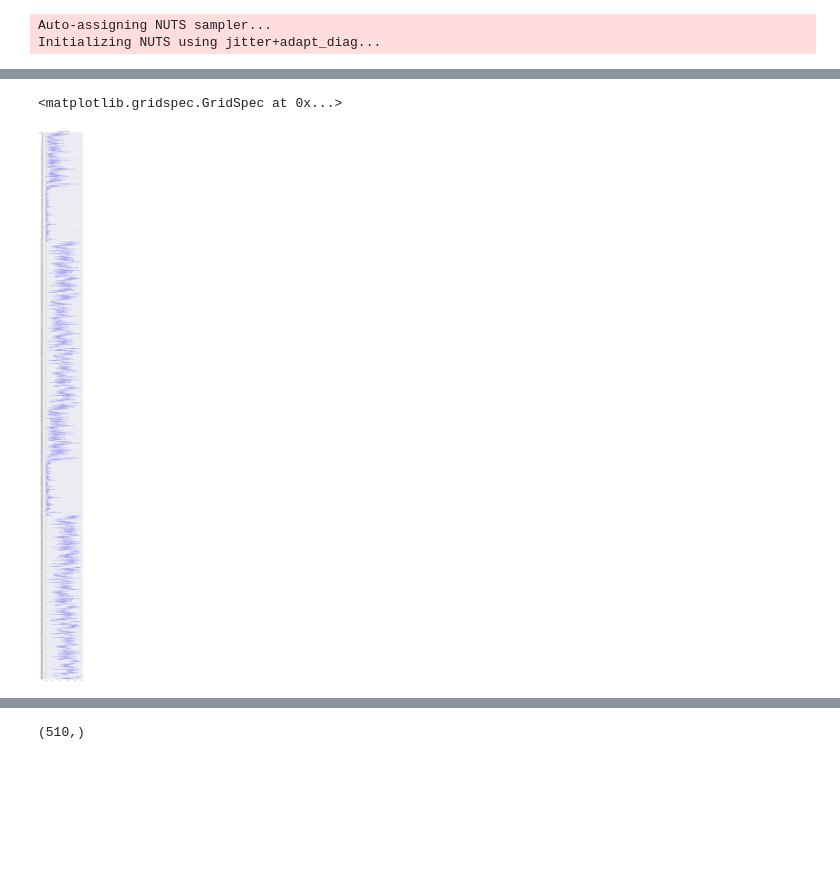
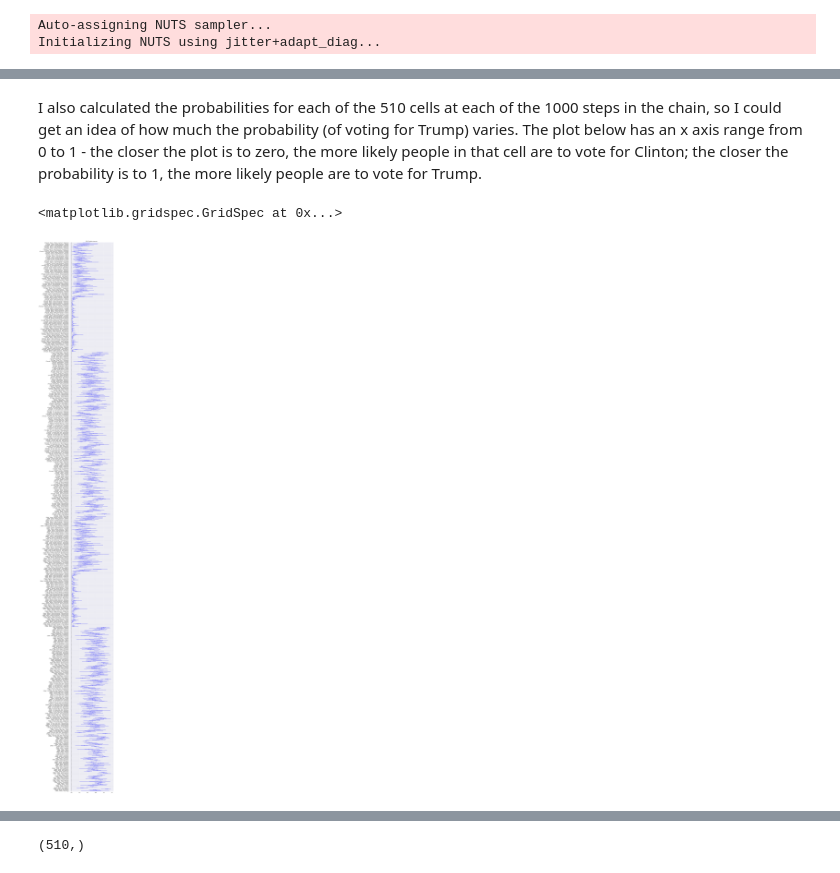
Before and after one commit to aenfield/Data512, a Jupyter notebook: project/MRP_Presidential_Election_2016.ipynb, the cells around one changed output, grey strips where cells are left out. Cells and saved outputs as stored; diff of their text form; code cells hidden in the pictures; blank space fills up the shorter version.

```diff
--- a/project/MRP_Presidential_Election_2016.ipynb
+++ b/project/MRP_Presidential_Election_2016.ipynb
@@ -304,25 +320,32 @@ def standard_logistic(x):
 # %%
 with pm.Model() as model_complete:
+    # intercept parameter
     alpha = pm.Normal('alpha', mu=0, sd=10)
-    beta_sex = pm.Normal('beta_sex', mu=0, sd=10)
 
+    # single sex coefficient parameter, fixed mu and SD (no sharing needed)
+    beta_sex = pm.Normal('beta_sex', mu=0, sd=2)
+
+    # five beta_race coefficient params, and mu_race and sigma_race as hierarchical priors
     mu_race = pm.Normal('mu_race', mu=0, sd=10)
     sigma_race = pm.HalfCauchy('sigma_race', 5)
     beta_race = pm.Normal('beta_race', mu=mu_race, sd=sigma_race,
                           shape=len(d_only['racecmb'].unique()))
 
+    # 51 beta_state coefficient params, and mu_state as a hierachical prior (fixed SD for simplicity)
     mu_state = pm.Normal('mu_state', mu=0, sd=10)
     beta_state = pm.Normal('beta_state', mu=mu_state, sd=1,
                           shape=state_count)
 
+    # result of linear regression
     mu = alpha + \
          vals_sex * beta_sex + \
          pm.math.dot(vals_racecmb, beta_race) + \
          pm.math.dot(vals_state, beta_state)
 
-    theta = pm.Deterministic('theta', 1 / (1 + pm.math.exp(-mu)))
+    # transform linear result to 0-1 range using logistic function
+    theta = pm.Deterministic('theta', standard_logistic(mu))
 
-    # calculate the probability as part of the chain (can't use aggregate stats - must
+    # also, calculate the probability as part of the chain (can't use aggregate stats - must
     # calc based on each step in the chain, since each step is a plausible set of values)
     all_cells_values_matrix = all_cells_dummies.values
     probs = pm.Deterministic('probs', standard_logistic(alpha + \
@@ -330,5 +353,5 @@ with pm.Model() as model_complete:
                  pm.math.dot(all_cells_values_matrix[:,1:6], beta_race) + \
                  pm.math.dot(all_cells_values_matrix[:,6:], beta_state)))
 
-
+    # link model to data
     y = pm.Bernoulli('y', theta, observed=y_obs)
@@ -371,6 +410,8 @@ pm.forestplot(trace_complete, varnames_model_complete)
+# %% [markdown]
+I also calculated the probabilities for each of the 510 cells at each of the 1000 steps in the chain, so I could get an idea of how much the probability (of voting for Trump) varies. The plot below has an x axis range from 0 to 1 - the closer the plot is to zero, the more likely people in that cell are to vote for Clinton; the closer the probability is to 1, the more likely people are to vote for Trump.
 # %%
 plt.figure(figsize=(6,80))
-pm.forestplot(trace_complete, ['probs'])
+pm.forestplot(trace_complete, ['probs'], ylabels=all_cells_list)
 # %% [output]
 <matplotlib.gridspec.GridSpec at 0x...>
-[figure, old version]
+[figure, new version]
```
Also changed, not shown: parts of 56 cells of this notebook, 1 other file.
